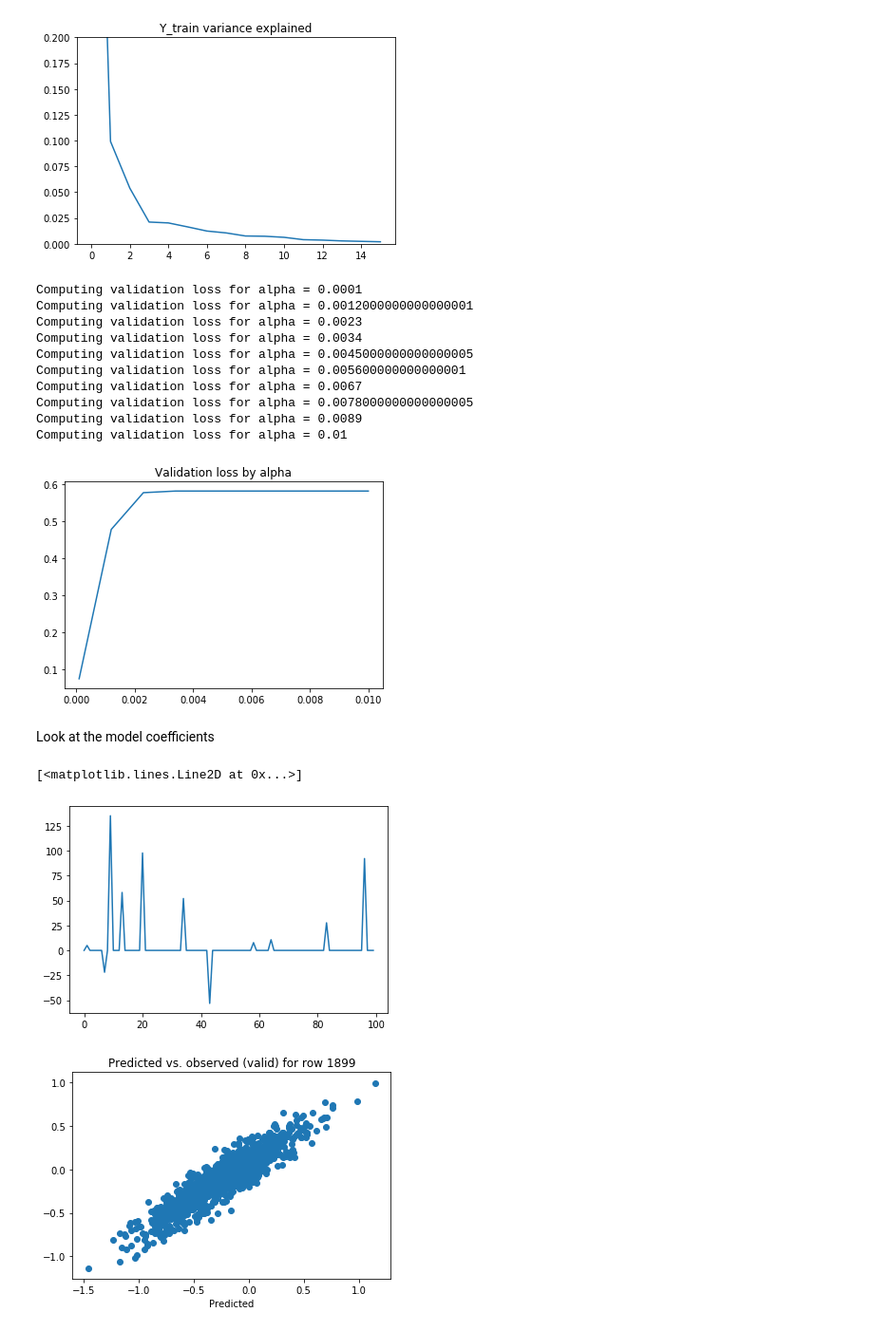
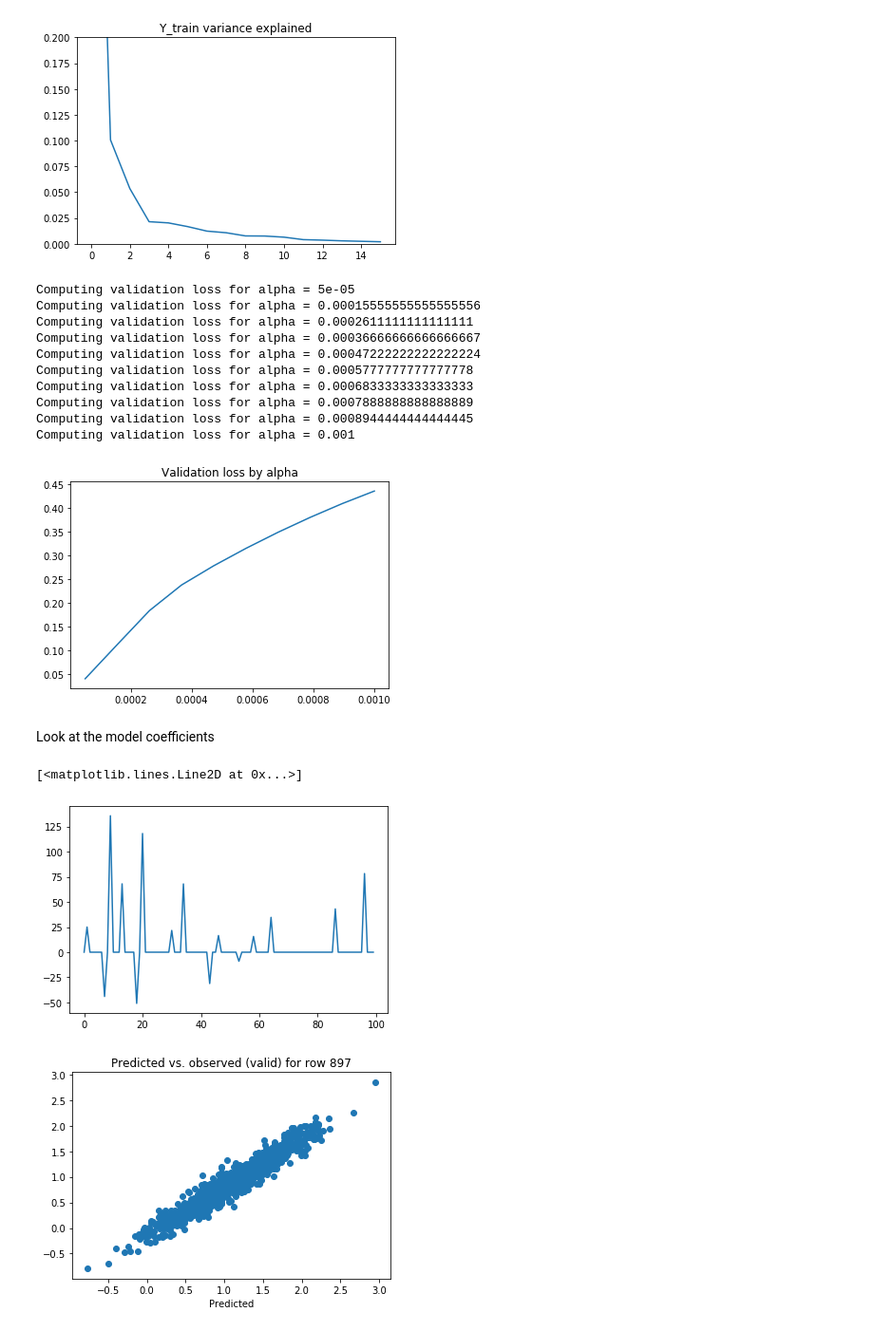
Before and after one commit to notreallyme2/teas, a Jupyter notebook: lasso_baseline.ipynb, the cells around one changed output. Shown: that part at 95% size. Drawn from its saved outputs; the diff is of its cells as text; code cells hidden in the pictures.

Commit message:
Cleaned up the repo. Lasso baseline working well with sklearn-generated data.

```diff
--- a/lasso_baseline.ipynb
+++ b/lasso_baseline.ipynb
@@ -38,3 +13,10 @@ data = make_regression(n_samples = n,
+# %%
+home = Path.home()
+path_for_data = home/"teas-data/sklearn/"
+if not os.path.exists(path_for_data):
+    make_skl_dataset()
+if os.path.exists(path_for_data):
+    X_train, X_valid, X_test, Y_train, Y_valid, Y_test = load_skl_data(path_for_data)
 # %% [markdown]
 Visualise the data by plotting a random feature, and check compressibility
 # %%
@@ -55,17 +37,8 @@ plt.title("Y_train variance explained");
 plt.ylim(0, 0.2);
 # %% [output]
 [figure]
-# %%
-X_train, X_valid, X_test = (
-    data[0][:train_split_idx, :],
-    data[0][train_split_idx:valid_split_idx, :],
-    data[0][valid_split_idx:, :])
-Y_train, Y_valid, Y_test = (
-    data[1][:train_split_idx, :],
-    data[1][train_split_idx:valid_split_idx, :],
-    data[1][valid_split_idx:, :])
 # %%
-alphas = np.linspace(10e-5, 10e-3, num=10)
+alphas = np.linspace(5e-5, 10e-4, num=10)
 valid_losses = []
 for alpha in alphas:
     print("Computing validation loss for alpha = {}".format(alpha))
@@ -73,23 +46,23 @@ for alpha in alphas:
     Y_hat = lasso_model.predict(X_valid)
     valid_losses.append(mean_squared_error(Y_hat, Y_valid))
 # %% [output]
-Computing validation loss for alpha = 0.0001
-Computing validation loss for alpha = 0.0012000000000000001
-Computing validation loss for alpha = 0.0023
-Computing validation loss for alpha = 0.0034
-Computing validation loss for alpha = 0.0045000000000000005
-Computing validation loss for alpha = 0.005600000000000001
-Computing validation loss for alpha = 0.0067
-Computing validation loss for alpha = 0.0078000000000000005
-Computing validation loss for alpha = 0.0089
-Computing validation loss for alpha = 0.01
+Computing validation loss for alpha = 5e-05
+Computing validation loss for alpha = 0.00015555555555555556
+Computing validation loss for alpha = 0.0002611111111111111
+Computing validation loss for alpha = 0.00036666666666666667
+Computing validation loss for alpha = 0.00047222222222222224
+Computing validation loss for alpha = 0.0005777777777777778
+Computing validation loss for alpha = 0.0006833333333333333
+Computing validation loss for alpha = 0.0007888888888888889
+Computing validation loss for alpha = 0.0008944444444444445
+Computing validation loss for alpha = 0.001
 # %%
 # plot losses
 plt.plot(alphas, valid_losses)
 plt.title("Validation loss by alpha")
 plt.show()
 # %% [output]
-[figure, old version]
+[figure, new version]
 # %%
 lasso_model = Lasso(alphas[np.argmin(valid_losses)]).fit(X_train, Y_train)
 # %% [markdown]
@@ -98,15 +71,15 @@ Look at the model coefficients
 plt.plot(lasso_model.coef_[1])
 # %% [output]
 [<matplotlib.lines.Line2D at 0x...>]
-[figure, old version]
+[figure, new version]
 # %%
-Y_hat = lasso_model.predict(X_valid)
+Y_hat_valid = lasso_model.predict(X_valid)
 # %%
 # plot predicted vs. observed for a random row
 idx = np.random.randint(0, X_valid.shape[0])
-plt.scatter(Y_valid[idx], Y_hat[idx])
+plt.scatter(Y_valid[idx], Y_hat_valid[idx])
 plt.xlabel("Observed")
 plt.xlabel("Predicted")
 plt.title("Predicted vs. observed (valid) for row {}".format(idx));
 # %% [output]
-[figure, old version]
+[figure, new version]
```
Also changed, not shown: parts of 9 cells of this notebook, 11 other files.
